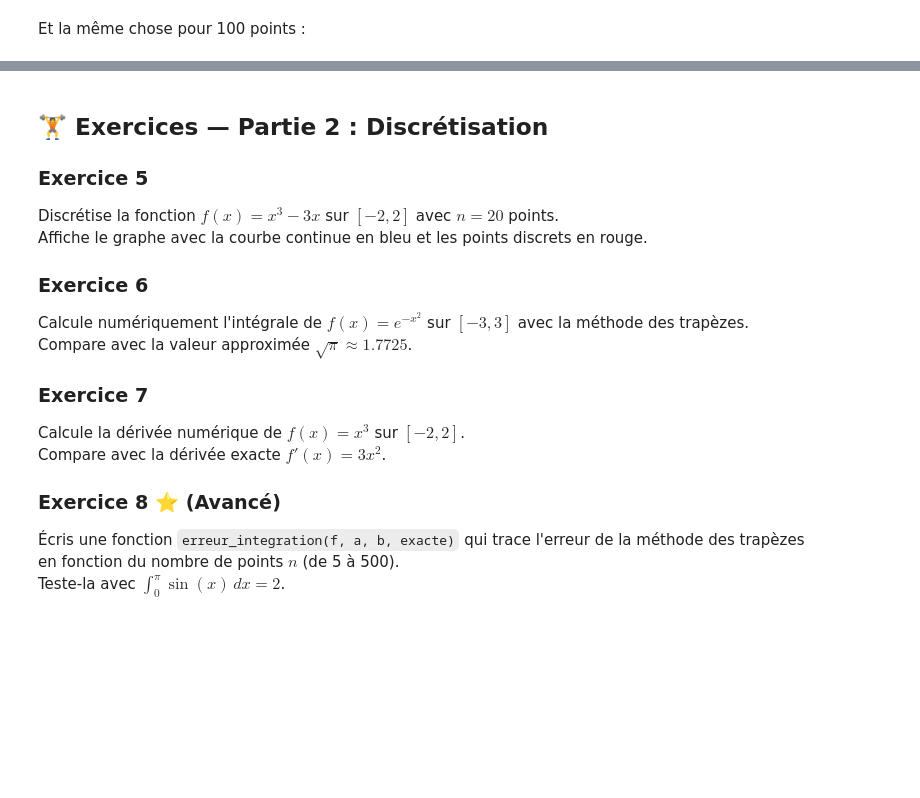
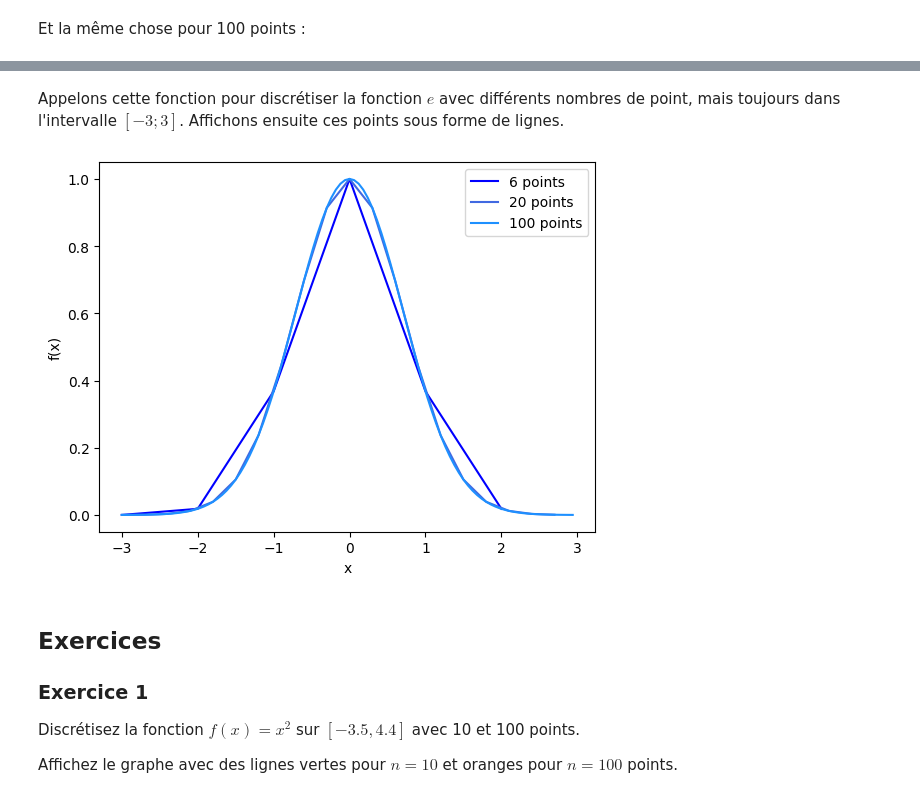
Before and after one commit to pierrepo/simulation-biologie, a Jupyter notebook: content/L3/TP3/TP3_3_discretisations.ipynb, the cells around one changed output, grey strips where cells are left out. Cells and saved outputs as stored; diff of their text form; code cells hidden in the pictures; blank space fills up the shorter version.

```diff
--- a/content/L3/TP3/TP3_3_discretisations.ipynb
+++ b/content/L3/TP3/TP3_3_discretisations.ipynb
@@ -180,19 +79,42 @@ plt.show()
+# %%
+import math
+
+def discretise_exp(a, b, n):
+    # On définit le pas, c'est-à-dire la progression entre les valeurs de x.
+    p = (b - a) / n
+    # On crée deux listes vides pour les abscisses et les ordonnées.
+    abscisses = []
+    ordonnees = []
+    # On calcule x et y pour n points.
+    for i in range(n):
+        x = a + p * i
+        y = math.exp(-x*x)
+        abscisses.append(x)
+        ordonnees.append(y)
+    return abscisses, ordonnees
+# %% [markdown]
+Appelons cette fonction pour discrétiser la fonction $e$ avec différents nombres de point, mais toujours dans l'intervalle $[-3 ; 3]$. Affichons ensuite ces points sous forme de lignes.
+# %%
+# On crée les différentes discrétisations
+x_6, y_6 = discretise_exp(-3, 3, 6)
+x_20, y_20 = discretise_exp(-3, 3, 20)
+x_100, y_100 = discretise_exp(-3, 3, 100)
+
+fig, ax = plt.subplots()
+ax.plot(x_6, y_6, color="blue", label="6 points")
+ax.plot(x_20, y_20, color="royalblue", label="20 points")
+ax.plot(x_100, y_100, color="dodgerblue", label="100 points")
+ax.set_xlabel("x")
+ax.set_ylabel("f(x)")
+ax.legend()
+plt.show()
+# %% [output]
+[figure, added]
 # %% [markdown]
-## 🏋️ Exercices — Partie 2 : Discrétisation
+## Exercices
 
-### Exercice 5
-Discrétise la fonction \\( f(x) = x^3 - 3x \\) sur \\([-2, 2]\\) avec \\(n = 20\\) points.
-Affiche le graphe avec la courbe continue en bleu et les points discrets en rouge.
+### Exercice 1
 
-### Exercice 6
-Calcule numériquement l'intégrale de \\( f(x) = e^{-x^2} \\) sur \\([-3, 3]\\) avec la méthode des trapèzes.
-Compare avec la valeur approximée \\( \sqrt{\pi} \approx 1.7725 \\).
+Discrétisez la fonction $f(x) = x^2$ sur $[-3.5, 4.4]$ avec 10 et 100 points.
 
-### Exercice 7
-Calcule la dérivée numérique de \\( f(x) = x^3 \\) sur \\([-2, 2]\\).
-Compare avec la dérivée exacte \\( f'(x) = 3x^2 \\).
-
-### Exercice 8 ⭐ (Avancé)
-Écris une fonction `erreur_integration(f, a, b, exacte)` qui trace l'erreur de la méthode des trapèzes
-en fonction du nombre de points \\(n\\) (de 5 à 500).
-Teste-la avec \\( \int_0^\pi \sin(x)\,dx = 2 \\).
+Affichez le graphe avec des lignes vertes pour $n=10$ et oranges pour $n=100$ points.
```
Also changed, not shown: parts of 19 cells of this notebook, 3 other files.
